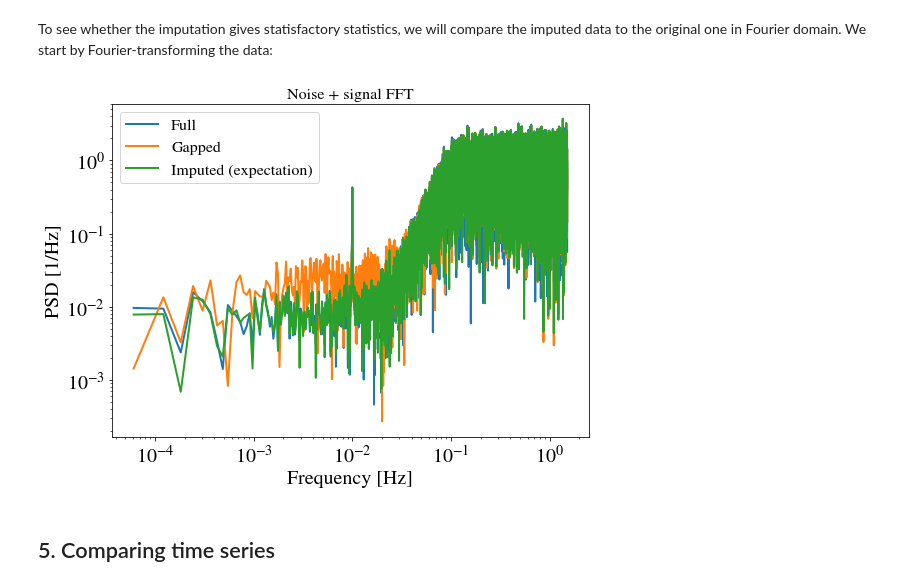
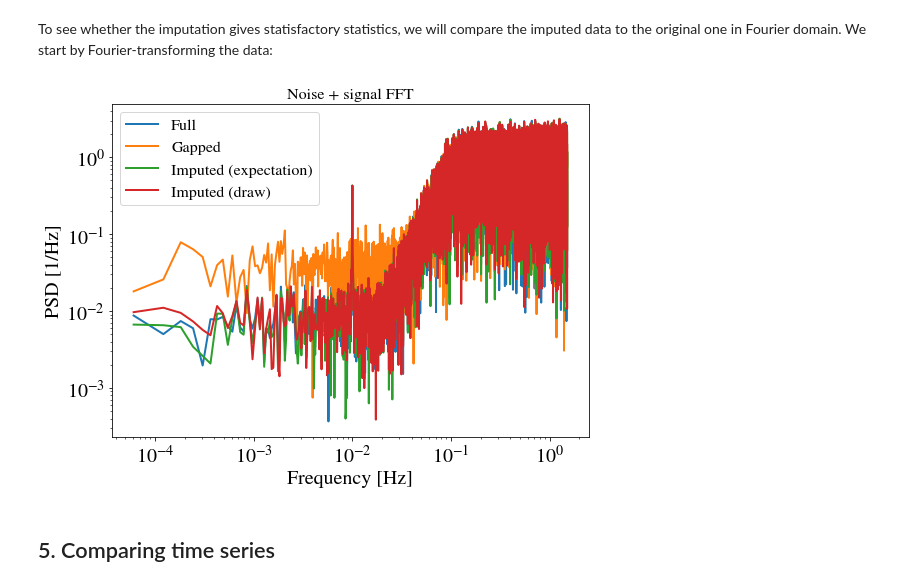
Before and after one commit to qbaghi/bayesdawn, a Jupyter notebook: notebooks/imputation_tutorial.ipynb, the cells around one changed output. Drawn from its saved outputs; the diff is of its cells as text; code cells hidden in the pictures.

```diff
--- a/notebooks/imputation_tutorial.ipynb
+++ b/notebooks/imputation_tutorial.ipynb
@@ -133,7 +133,7 @@ psd_cls = MyPSD(n_data, fs)
 Then, from the signal and noise models, we can instantiate the GaussianStationaryProcess class from the datamodel module:
 # %%
 # instantiate imputation class
-imp_cls = datamodel.GaussianStationaryProcess(s, mask, psd_cls, method='PCG', na=50*fs, nb=50*fs)
+imp_cls = datamodel.GaussianStationaryProcess(s, mask, psd_cls, method='nearest', na=50*fs, nb=50*fs)
 # perform offline computations
 imp_cls.compute_offline()
 # If you want to update the deterministic signal (the mean of the Gaussian process)
@@ -181,17 +173,17 @@ y_rec_draw_fft = np.fft.rfft(y_rec_draw)
 # %%
 # Plot results
 fig, ax = plt.subplots()
 ax.set_title(r"Noise + signal FFT")
 ax.set_xlabel(r"Frequency [Hz]")
 ax.set_ylabel(r"PSD [1/Hz]")
 ax.loglog(f[f>0], np.abs(y_fft[f>0]) * scalefac, label="Full")
 ax.loglog(f[f>0], np.abs(y_masked_fft[f>0]) * scalefac, label="Gapped")
 ax.loglog(f[f>0], np.abs(y_rec_fft[f>0]) * scalefac, label="Imputed (expectation)")
-# ax.loglog(f[f>0], np.abs(y_rec_draw_fft[f>0]) * scalefac, label="Imputed (draw)")
+ax.loglog(f[f>0], np.abs(y_rec_draw_fft[f>0]) * scalefac, label="Imputed (draw)")
 plt.legend()
 plt.show()
 # %% [output]
-[figure, old version]
+[figure, new version]
 # %% [markdown]
 ## 5. Comparing time series
 # %%
```
Also changed, not shown: parts of 7 cells of this notebook.
